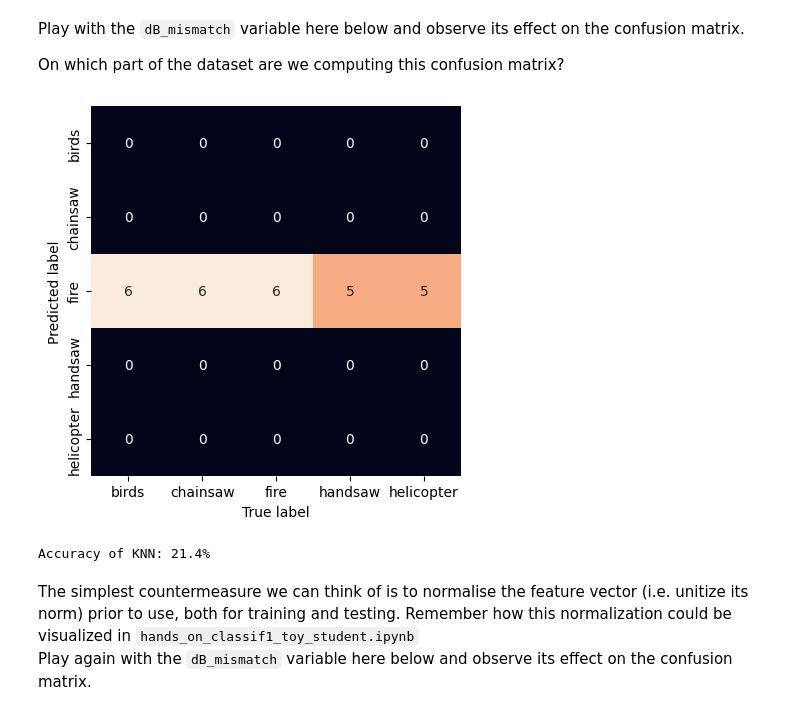
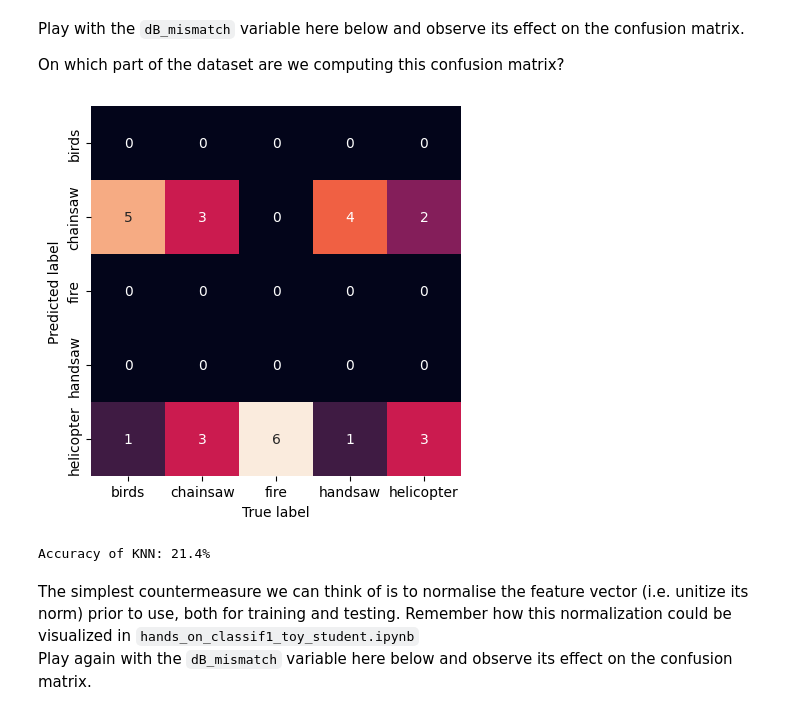
Before and after one commit to colinrenard/LELEC210X, a Jupyter notebook: classification/hands_on_classif2_audio.ipynb, the cells around one changed output. Cells and saved outputs as stored; diff of their text form; code cells hidden in the pictures.

```diff
--- a/classification/hands_on_classif2_audio.ipynb
+++ b/classification/hands_on_classif2_audio.ipynb
@@ -279,17 +265,17 @@ Play with the ``dB_mismatch`` variable here below and observe its effect on the
 On which part of the dataset are we computing this confusion matrix?
 # %%
 ### TO RUN
-dB_mismatch = 100 # Play with this value
+dB_mismatch = -100 # Play with this value
 X_val_scaled = X_train[idx_val]*10**(-dB_mismatch/20)
 
 model_knn = KNeighborsClassifier(n_neighbors=10)
 model_knn.fit(X_train[idx_learn], y_train[idx_learn])
 prediction_knn = model_knn.predict(X_val_scaled)
 show_confusion_matrix (prediction_knn, y_train[idx_val], classnames)
 accuracy_knn = accuracy (prediction_knn, y_train[idx_val])
 print('Accuracy of KNN: {:.1f}%'.format(100*accuracy_knn))
 # %% [output]
-[figure, old version]
+[figure, new version]
 Accuracy of KNN: 21.4%
 # %% [markdown]
 The simplest countermeasure we can think of is to normalise the feature vector (i.e. unitize its norm) prior to use, both for training and testing. Remember how this normalization could be visualized in ``hands_on_classif1_toy_student.ipynb`` <br>
```
Also changed, not shown: parts of 11 cells of this notebook.
